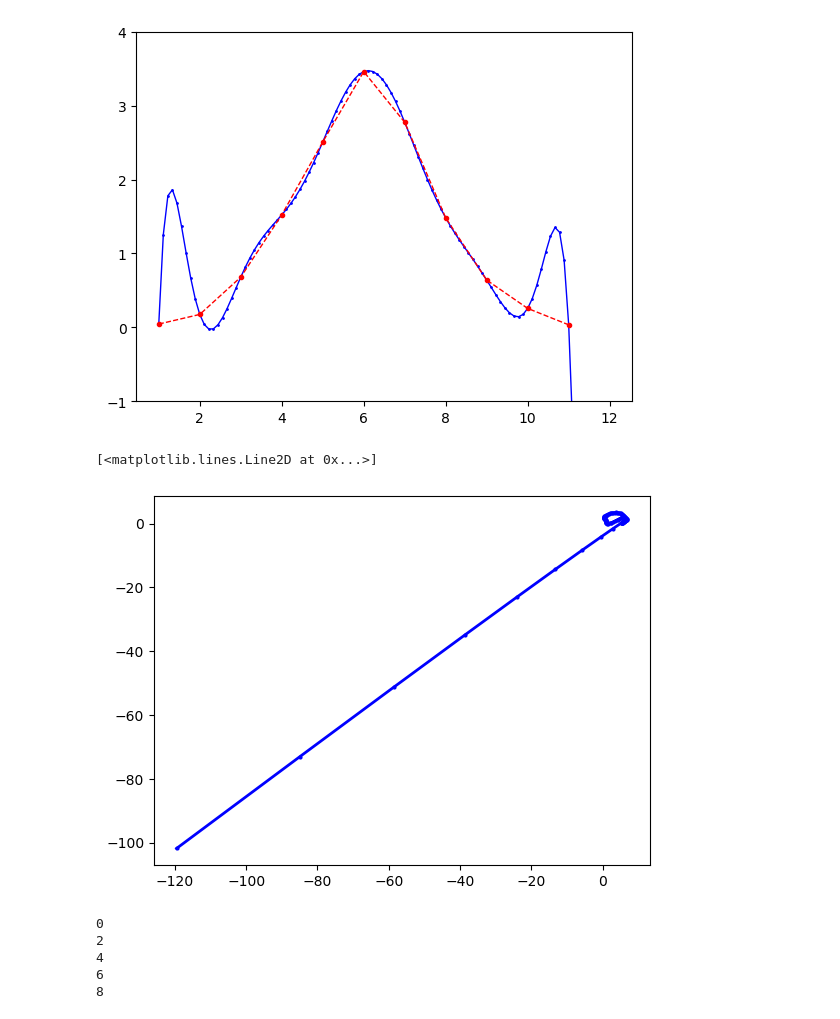
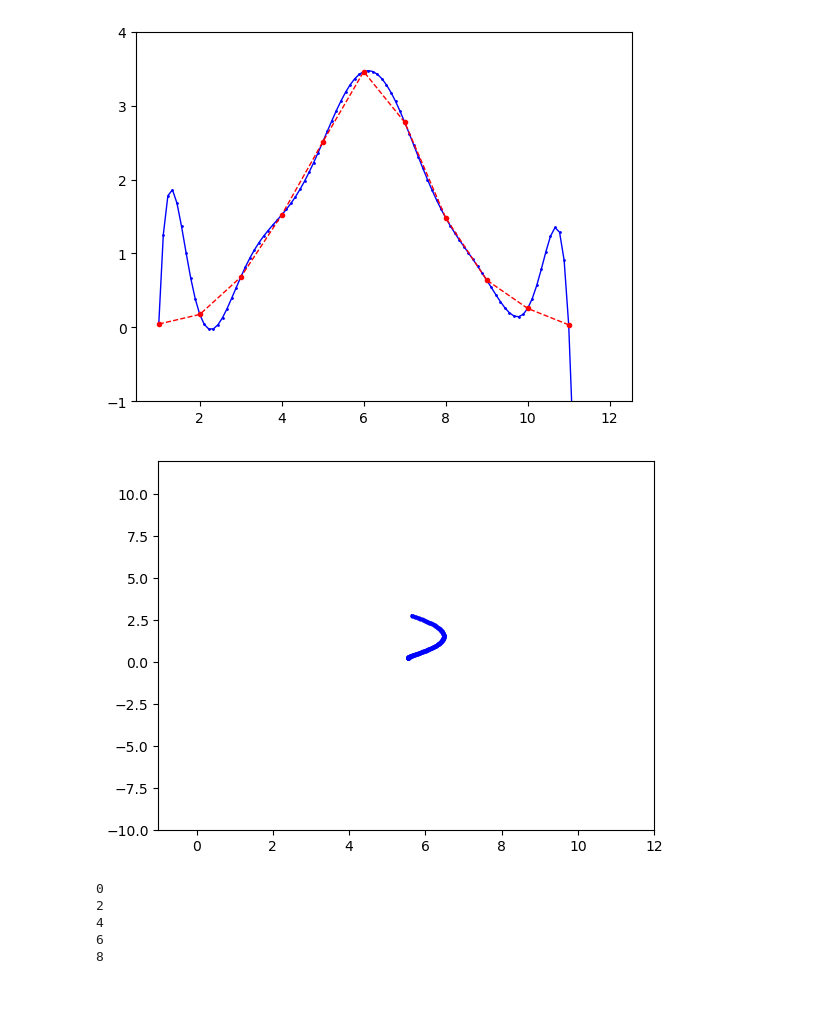
Before and after one commit to kertesz-csenge/maths_ia, a Jupyter notebook: lagrange.ipynb, the cells around one changed output. Saved outputs shown, nothing was run; the diff lists cells and outputs as text; code cells hidden in the pictures.

```diff
--- a/lagrange.ipynb
+++ b/lagrange.ipynb
@@ -65,9 +69,11 @@ plt.show()
 [figure]
 # %%
 plt.plot(val_x, val_y, "bo-",linewidth=2, markersize=2)
+plt.ylim(-10,12)
+plt.xlim(-1,12)
+plt.show()
 # %% [output]
-[<matplotlib.lines.Line2D at 0x...>]
-[figure, old version]
+[figure, new version]
 # %%
 xp = []
 yp = []
```
Also changed, not shown: parts of 13 cells of this notebook.
